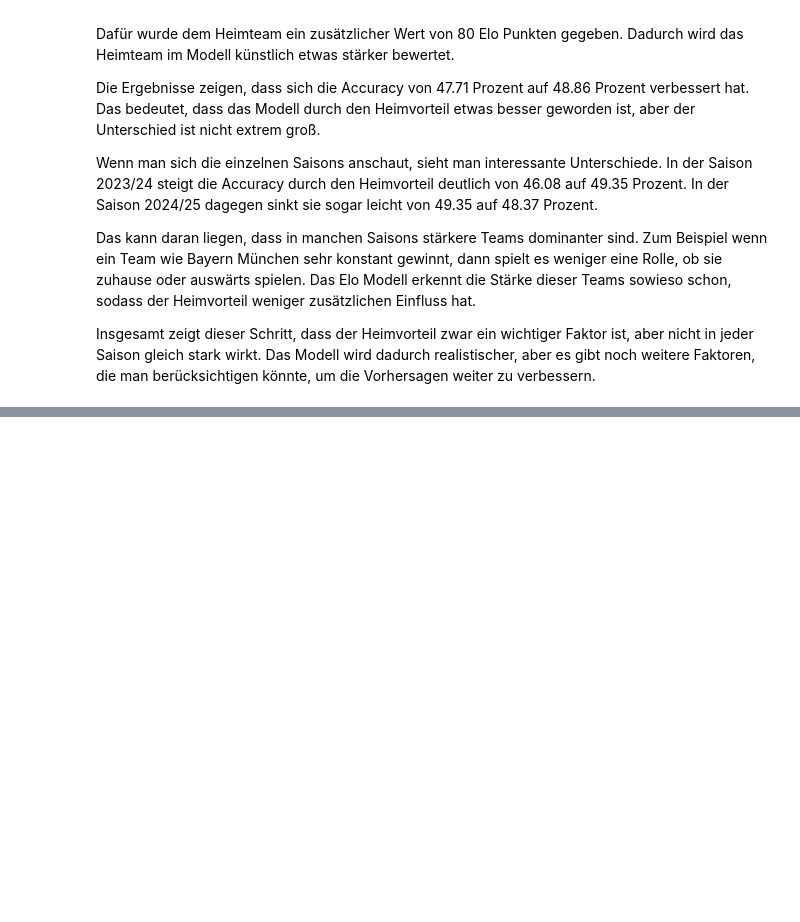
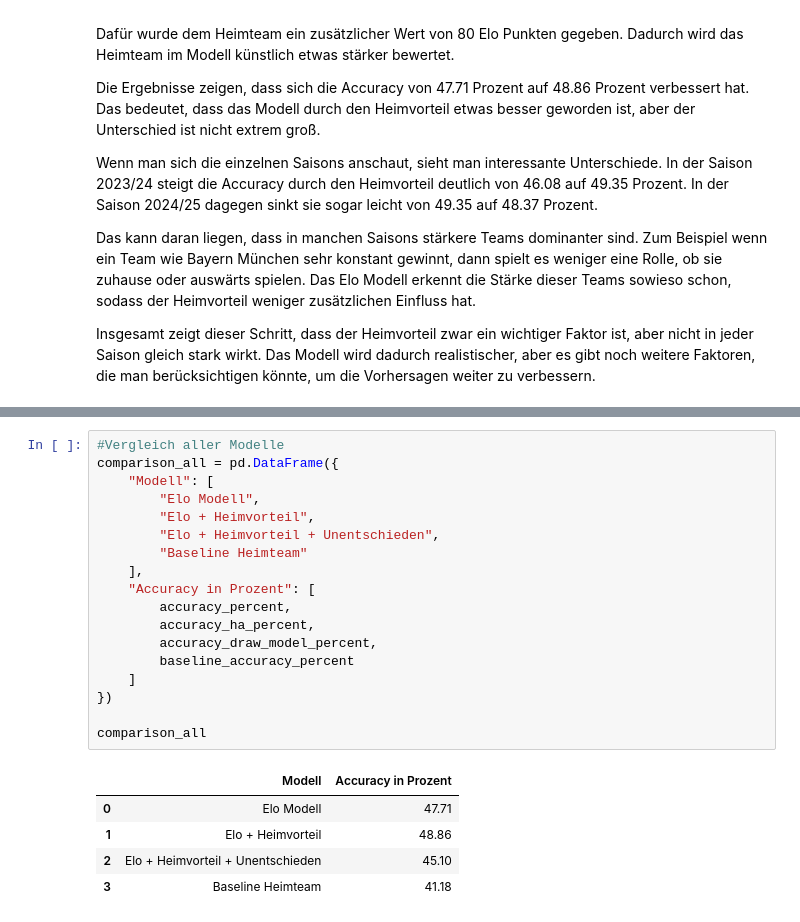
Before and after one commit to Berkedmy/Final_Projekt, a Jupyter notebook: notebooks/01_data_check.ipynb, the cells around one changed output, grey strips where cells are left out. Drawn from its saved outputs; the diff is of its cells as text; blank space fills up the shorter version.

```diff
--- a/notebooks/01_data_check.ipynb
+++ b/notebooks/01_data_check.ipynb
@@ -1218,0 +1291,24 @@ Insgesamt zeigt dieser Schritt, dass der Heimvorteil zwar ein wichtiger Faktor i
+# %%
+#Vergleich aller Modelle
+comparison_all = pd.DataFrame({
+    "Modell": [
+        "Elo Modell",
+        "Elo + Heimvorteil",
+        "Elo + Heimvorteil + Unentschieden",
+        "Baseline Heimteam"
+    ],
+    "Accuracy in Prozent": [
+        accuracy_percent,
+        accuracy_ha_percent,
+        accuracy_draw_model_percent,
+        baseline_accuracy_percent
+    ]
+})
+
+comparison_all
+# %% [output]
+|  | Modell | Accuracy in Prozent |
+| 0 | Elo Modell | 47.71 |
+| 1 | Elo + Heimvorteil | 48.86 |
+| 2 | Elo + Heimvorteil + Unentschieden | 45.10 |
+| 3 | Baseline Heimteam | 41.18 |
```
Also changed, not shown: parts of 19 cells of this notebook.
